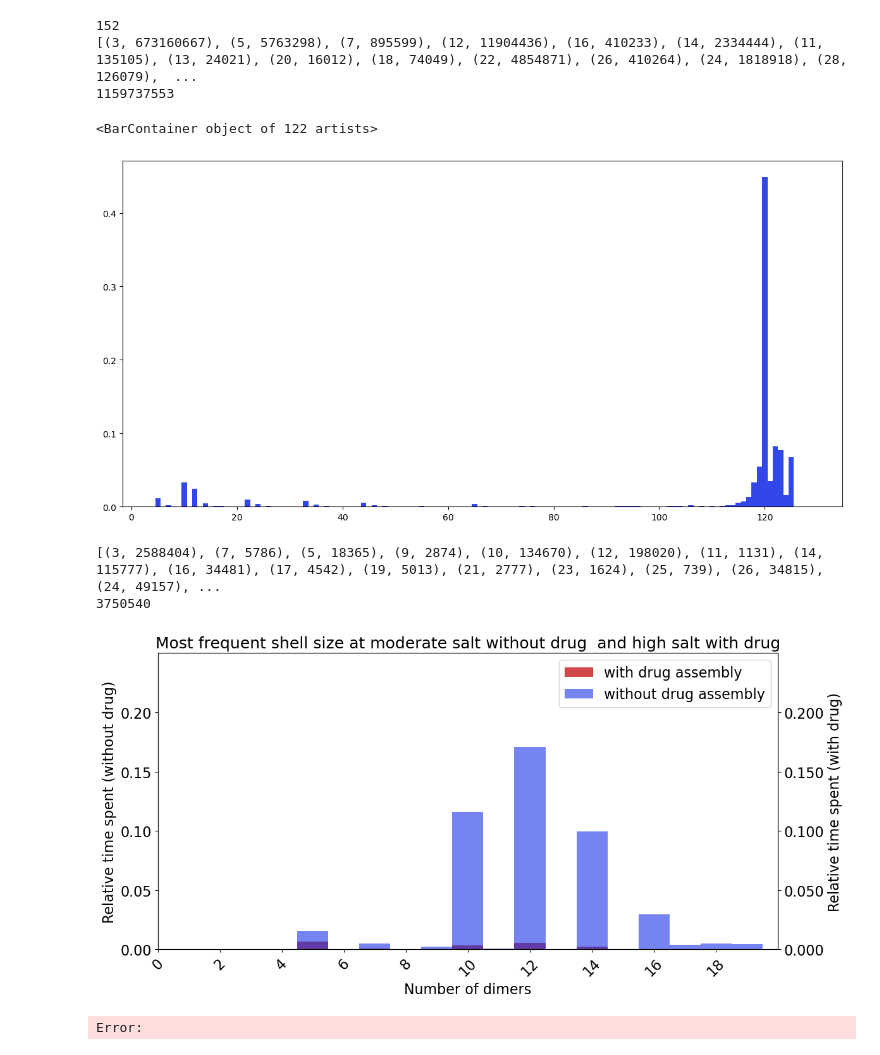
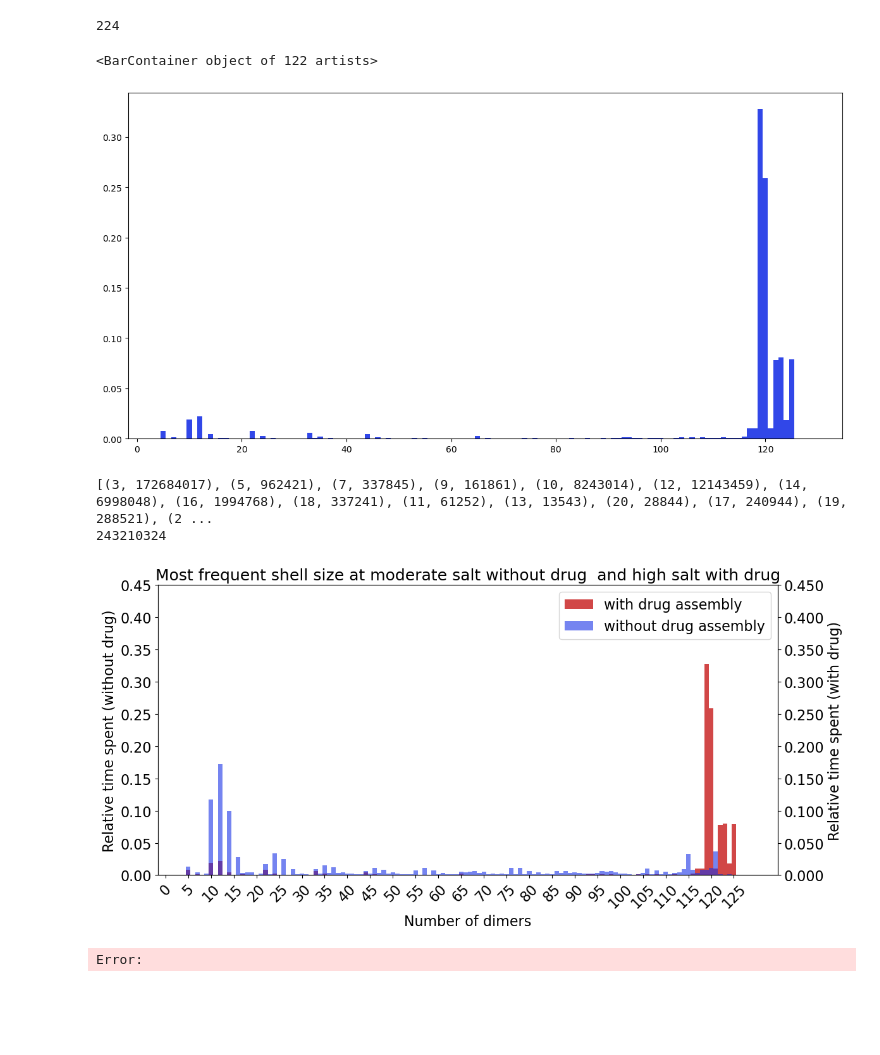
Before and after one commit to pradhansmriti/notebooks_kmc_paper, a Jupyter notebook: kmc_frequent_highs_wdrug.ipynb, the cells around one changed output. Saved outputs shown, nothing was run; the diff lists cells and outputs as text; code cells hidden in the pictures; blank space fills up the shorter version.

Commit message:
workdesktop changes time spent frequency plots

```diff
--- a/kmc_frequent_highs_wdrug.ipynb
+++ b/kmc_frequent_highs_wdrug.ipynb
@@ -55,22 +55,27 @@ def combine_two_lists(list1,list2):
     result_list = [(key, value) for key, value in combined_dict.items()]
     return result_list
 # %%
+from IPython.display import clear_output
+clear_output(wait=True)
+import gc
+gc.collect()
+
 total_hist=[]
 count=0
 total_time=0
-energyfiles=glob.glob('/Users/smritipradhan/Desktop/send_worknew/SE-DMU--3.5_Rmudrug--10.1_kd-0.0001/*dat')
-print(len(energyfiles))
-for file in energyfiles:
+energyfiles_worknew=glob.glob('/home/smriti/BigStorage/figs_movies_KMC/send_worknew/SE-DMU--3.5_Rmudrug--10.1_kd-0.0001/*dat')
+#energyfiles_mac=glob.glob('/Users/smritipradhan/Desktop/send_worknew/SE-DMU--3.5_Rmudrug--10.1_kd-0.0001/*dat')
+print(len(energyfiles_worknew))
+for file in energyfiles_worknew[0:100]:
     df = pd.read_csv(file,usecols=['sweep','NE'])
     ne_array=df['NE'].to_numpy()[-10:-1]
     if(np.mean(ne_array)==120):
         hist1,time_spent=time_spent_dimers(df)
         total_hist=combine_two_lists(hist1,total_hist)
         total_time+=time_spent
-print(total_hist)
-print(total_time)
+    else:
+        continue
+    del df
 # %% [output]
-152
-[(3, 673160667), (5, 5763298), (7, 895599), (12, 11904436), (16, 410233), (14, 2334444), (11, 135105), (13, 24021), (20, 16012), (18, 74049), (22, 4854871), (26, 410264), (24, 1818918), (28, 126079),  ...
-1159737553
+224
 # %%
@@ -93,22 +102,24 @@ fig, ax = plt.subplots(figsize=(12, 6), tight_layout=True)
 ax.bar(new_number_of_dimers[1:], new_frequency[1:]/(total_time-new_frequency[0]), color=color2, width=1,label='with drug assembly')
 # %% [output]
 <BarContainer object of 122 artists>
-[figure, old version]
+[figure, new version]
 # %%
 total_histwodrug=[]
 countwodrug=0
 total_timewodrug=0
 energyfileswodrug=glob.glob('/home/smriti/BigStorage/old_computer_work/Desktop/KMC_HBV/MC_HEVA/allEnergyFiles/DMU--4.5_RGB--6.0_MU--10.8/*dat')
 
-for file in energyfileswodrug:
+for file in energyfileswodrug[0:100]:
     df=pd.read_csv(file,sep=',',chunksize=100000)
     for chunk in df:
         if(chunk['NE'].iloc[-1]>3):
-            chunk_start=chunk['seconds'].iloc[0]
-            chunk_end=chunk['seconds'].iloc[-1]
+            chunk_start=chunk['sweep'].iloc[0]
+            chunk_end=chunk['sweep'].iloc[-1]
             hist1, time_spent=time_spent_dimers(chunk)
             total_histwodrug=combine_two_lists(hist1,total_histwodrug)
             total_timewodrug+=time_spent
+        del chunk
+    del df
 print(total_histwodrug)
 print(total_timewodrug)
 number_of_dimers_wodrug =np.array([item[0] for item in total_histwodrug])
@@ -121,47 +132,47 @@ new_number_of_dimers_wodrug=np.asarray(dimer_frequency_df_sorted_wodrug['Ndimer'
 new_frequency_wodrug=np.asarray(dimer_frequency_df_sorted_wodrug['timespent'])
 dimer_frequency_df_sorted_wodrug.to_csv('std_salt_wo_drug.csv',index=False)
 # %% [output]
-[(3, 2588404), (7, 5786), (5, 18365), (9, 2874), (10, 134670), (12, 198020), (11, 1131), (14, 115777), (16, 34481), (17, 4542), (19, 5013), (21, 2777), (23, 1624), (25, 739), (26, 34815), (24, 49157), ...
-3750540
+[(3, 172684017), (5, 962421), (7, 337845), (9, 161861), (10, 8243014), (12, 12143459), (14, 6998048), (16, 1994768), (18, 337241), (11, 61252), (13, 13543), (20, 28844), (17, 240944), (19, 288521), (2 ...
+243210324
 # %%
 
 color = (0.8, # redness
          0.2, # greenness
          0.2, # blueness
          0.9 # transparency
          )
 color2=(0.1, # redness
          0.2, # greenness
          0.9, # blueness
          0.9 # transparency
          )
 fig, ax = plt.subplots(figsize=(12, 6), tight_layout=True)
 ax.bar(new_number_of_dimers[1:], new_frequency[1:]/(total_time-new_frequency[0]), color=color, width=1,label='with drug assembly')
 wodrug_freq_list = new_frequency_wodrug[1:] / (total_timewodrug - new_frequency_wodrug[0])
 ax.bar(new_number_of_dimers_wodrug[1:], [val for val in wodrug_freq_list], color=color2, width=1,label='without drug assembly',alpha=0.6)
-ax.set_xlim(0, 20)
-ax.set_ylim(0, 0.25)
+#ax.set_xlim(0, 20)
+#ax.set_ylim(0, 0.25)
 ax.set_title("Most frequent shell size at moderate salt without drug  and high salt with drug", fontsize=18)
 ax.set_xlabel("Number of dimers", fontsize=16)
-ax.set_xticks(np.arange(0, 20, step=2))
-ax.set_yticks(np.arange(0, 0.25, step=0.05))
+ax.set_xticks(np.arange(0, 130, step=5))
+ax.set_yticks(np.arange(0, 0.5, step=0.05))
 ax.tick_params(axis='x', labelrotation=45, labelsize=16)
 ax.tick_params(axis='y', labelsize=16)
 ax.set_ylabel("Relative time spent (without drug)", fontsize=16)
 plt.legend(fontsize=16, loc='upper right')
 # Add right-side y-axis
 ax2 = ax.twinx()
 ax2.set_ylim(ax.get_ylim())  # Match y-limits
 ax2.set_yticks(ax.get_yticks())
 yticks_right= ax.get_yticks()  # multiply by 4 to get actual values
 ax2.set_yticklabels([f"{val:.3f}" for val in yticks_right])
 ax2.set_ylabel("Relative time spent (with drug)", fontsize=16)
 ax2.tick_params(axis='y', labelsize=16)
 
 
-plt.savefig('assembly_frequency_high_truncate20.png', dpi=300)
+plt.savefig('assembly_frequency_high.png', dpi=300)
 # %% [output]
-[figure, old version]
+[figure, new version]
 # %%
 combined_df=pd.DataFrame()
 for files in energyfiles[0:90]:
```
Also changed, not shown: parts of 1 cell of this notebook, 8 other files.
